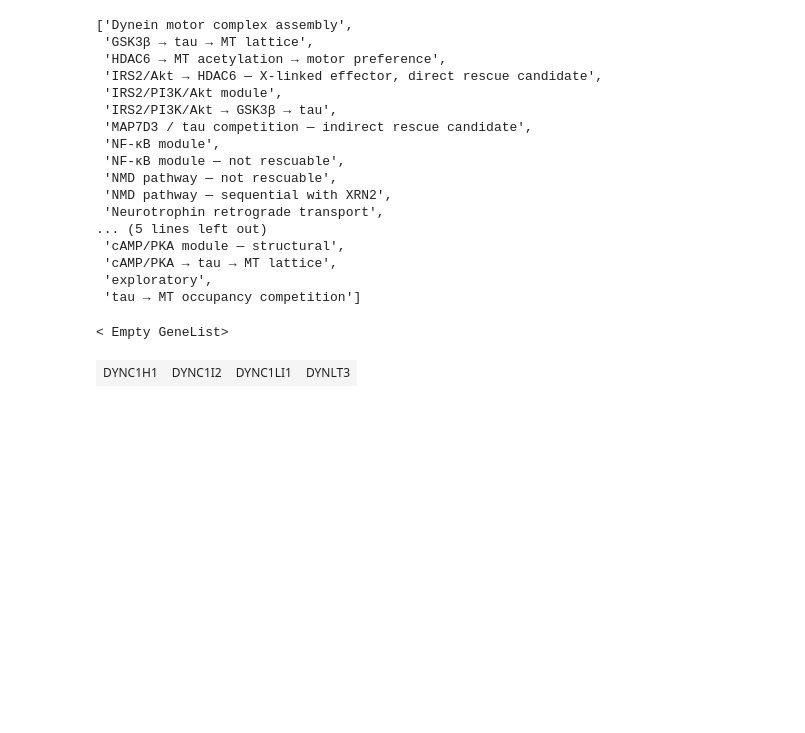
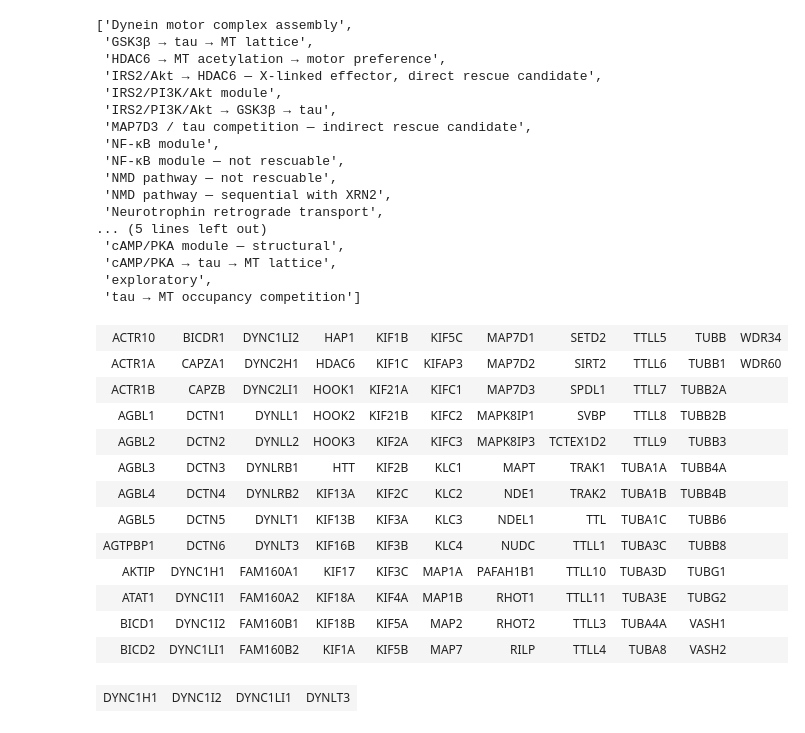
Before and after one commit to munch-group/interaction-store, a Jupyter notebook: interaction_store.ipynb, the cells around one changed output. Drawn from its saved outputs; the diff is of its cells as text; code cells hidden in the pictures; blank space fills up the shorter version.

```diff
--- a/interaction_store.ipynb
+++ b/interaction_store.ipynb
@@ -191,9 +181,21 @@ list(all_contexts())
  'exploratory',
  'tau → MT occupancy competition']
 # %%
-genes_by_group('tubulin')
+genes_by_group('tubulin_transport')
 # %% [output]
-< Empty GeneList>
+| ACTR10 | BICDR1 | DYNC1LI2 | HAP1 | KIF1B | KIF5C | MAP7D1 | SETD2 | TTLL5 | TUBB | WDR34 |
+| ACTR1A | CAPZA1 | DYNC2H1 | HDAC6 | KIF1C | KIFAP3 | MAP7D2 | SIRT2 | TTLL6 | TUBB1 | WDR60 |
+| ACTR1B | CAPZB | DYNC2LI1 | HOOK1 | KIF21A | KIFC1 | MAP7D3 | SPDL1 | TTLL7 | TUBB2A |  |
+| AGBL1 | DCTN1 | DYNLL1 | HOOK2 | KIF21B | KIFC2 | MAPK8IP1 | SVBP | TTLL8 | TUBB2B |  |
+| AGBL2 | DCTN2 | DYNLL2 | HOOK3 | KIF2A | KIFC3 | MAPK8IP3 | TCTEX1D2 | TTLL9 | TUBB3 |  |
+| AGBL3 | DCTN3 | DYNLRB1 | HTT | KIF2B | KLC1 | MAPT | TRAK1 | TUBA1A | TUBB4A |  |
+| AGBL4 | DCTN4 | DYNLRB2 | KIF13A | KIF2C | KLC2 | NDE1 | TRAK2 | TUBA1B | TUBB4B |  |
+| AGBL5 | DCTN5 | DYNLT1 | KIF13B | KIF3A | KLC3 | NDEL1 | TTL | TUBA1C | TUBB6 |  |
+| AGTPBP1 | DCTN6 | DYNLT3 | KIF16B | KIF3B | KLC4 | NUDC | TTLL1 | TUBA3C | TUBB8 |  |
+| AKTIP | DYNC1H1 | FAM160A1 | KIF17 | KIF3C | MAP1A | PAFAH1B1 | TTLL10 | TUBA3D | TUBG1 |  |
+| ATAT1 | DYNC1I1 | FAM160A2 | KIF18A | KIF4A | MAP1B | RHOT1 | TTLL11 | TUBA3E | TUBG2 |  |
+| BICD1 | DYNC1I2 | FAM160B1 | KIF18B | KIF5A | MAP2 | RHOT2 | TTLL3 | TUBA4A | VASH1 |  |
+| BICD2 | DYNC1LI1 | FAM160B2 | KIF1A | KIF5B | MAP7 | RILP | TTLL4 | TUBA8 | VASH2 |  |
 # %%
 genes_by_context('Dynein motor complex assembly')
 # %% [output]
```
Also changed, not shown: parts of 24 cells of this notebook, 5 other files.
